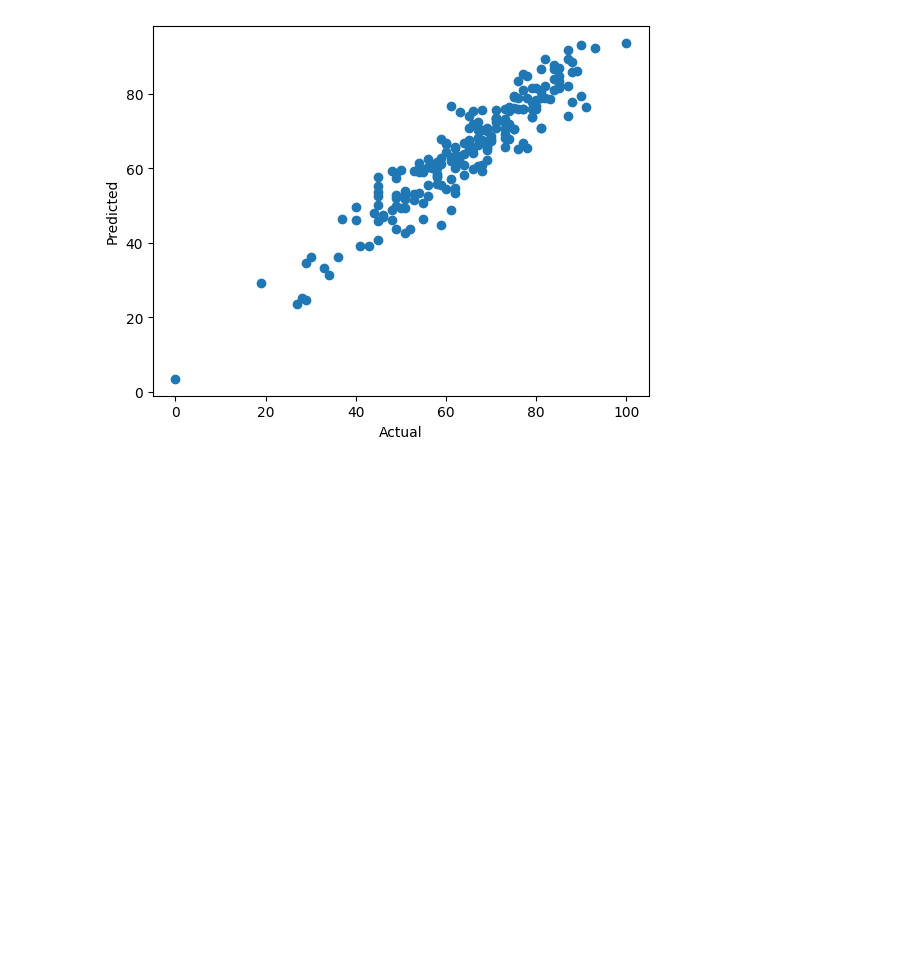
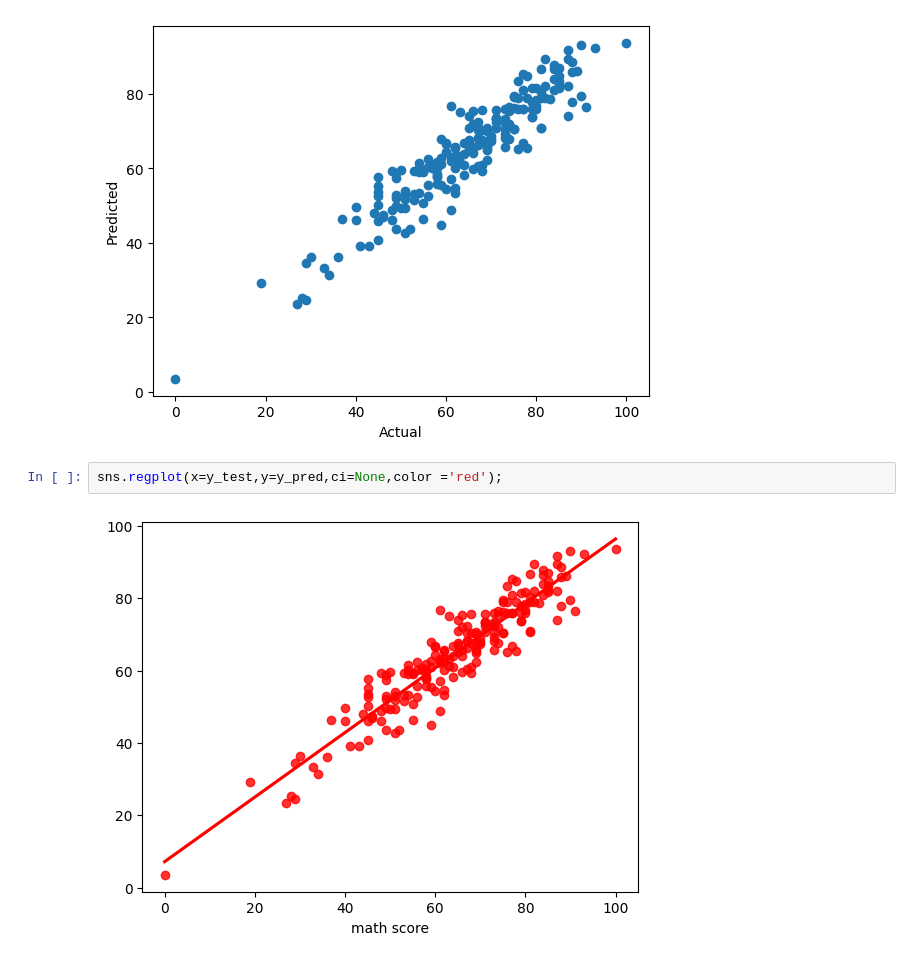
Before and after one commit to Santhiyagovindaraja/machine_learning, a Jupyter notebook: notebook/data/2. MODEL TRAINING.ipynb, the cells around one changed output. Drawn from its saved outputs; the diff is of its cells as text; blank space fills up the shorter version.

```diff
--- a/notebook/data/2. MODEL TRAINING.ipynb
+++ b/notebook/data/2. MODEL TRAINING.ipynb
@@ -227,3 +227,7 @@ plt.xlabel('Actual');
 plt.ylabel('Predicted');
 # %% [output]
 [figure]
+# %%
+sns.regplot(x=y_test,y=y_pred,ci=None,color ='red');
+# %% [output]
+[figure, added]
```
Also changed, not shown: parts of 2 cells of this notebook.
